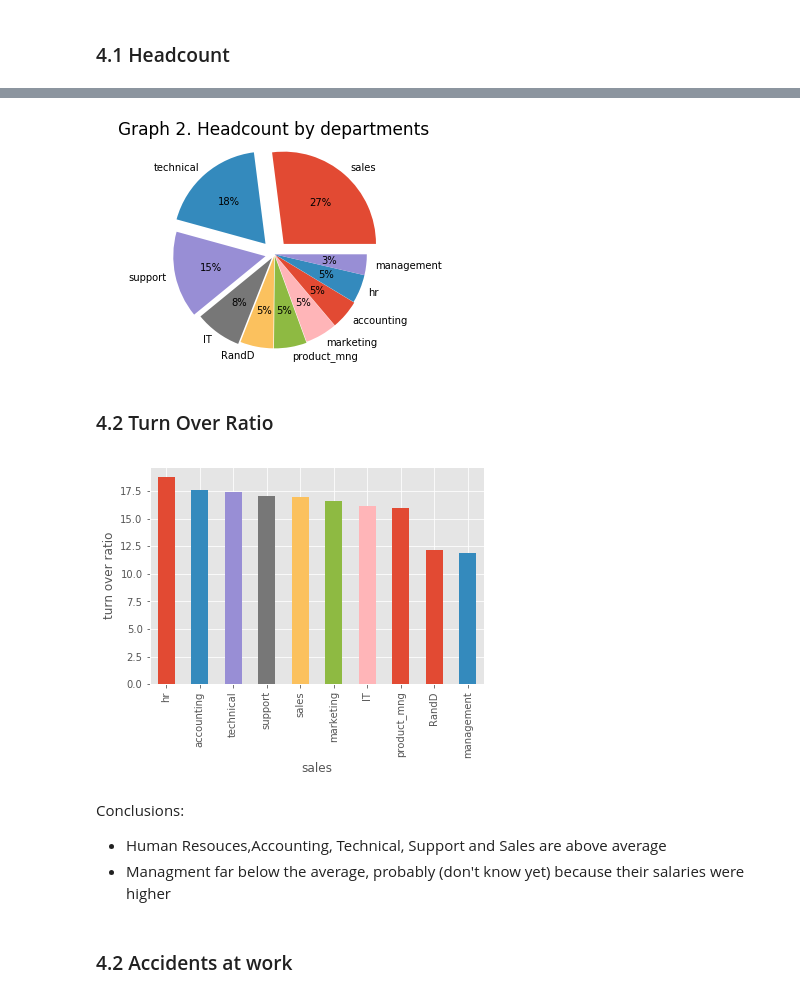
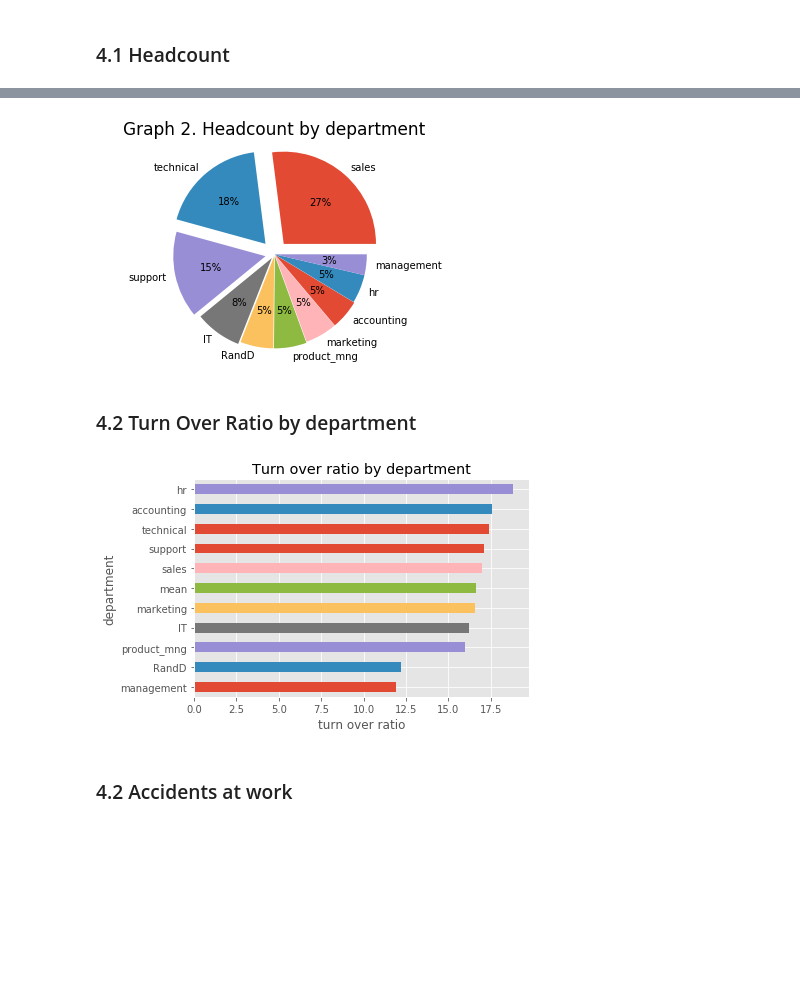
Before and after one commit to MariaGamero/TFM-ReasonsforEmployeeTurnover, a Jupyter notebook: Employee_retention.ipynb, the cells around one changed output, grey strips where cells are left out. Drawn from its saved outputs; the diff is of its cells as text; code cells hidden in the pictures; blank space fills up the shorter version.

Commit message:
some graphs included

```diff
--- a/Employee_retention.ipynb
+++ b/Employee_retention.ipynb
@@ -207,6 +213,3 @@ hr_no_dupl.to_csv('data/HR_data_cleaned.csv')
 # 5. Some quick visualitations
 # %% [markdown]
 ### 4.1 Headcount
-# %%
-total_employees_by_department= hr_no_dupl.groupby('sales')['left'].count().sort_values(ascending=False)
-total_employees_by_department
@@ -226,30 +216,34 @@ Name: left, dtype: int64
 # %%
+headcount_by_department= hr_no_dupl.groupby('sales')['left'].count().sort_values(ascending=False)
+
 #Graph
 explode=(0.15,0.15,0.1,0.05,0.02,0.02,0.01,0.01,0,0) #highlight the 4 main values
-plt.pie(total_employees_by_department,labels=total_employees_by_department.index,autopct='%1d%%',explode=explode) #use of autopct to display the percent value
-plt.title("Graph 2. Headcount by departments", fontsize = 17)
+plt.pie(headcount_by_department,labels=total_employees_by_department.index,autopct='%1d%%',explode=explode) #use of autopct to display the percent value
+plt.title("Graph 2. Headcount by department", fontsize = 17)
 plt.axis('equal')  # Equal aspect ratio ensures that pie is drawn as a circle.
 plt.show()
 # %% [output]
-[figure, old version]
+[figure, new version]
 # %% [markdown]
-### 4.2 Turn Over Ratio
+### 4.2 Turn Over Ratio by department
 # %%
 people_who_leave_by_department= people_who_leave.groupby('sales')['left'].count().sort_values(ascending=False)
 
-
 #Turnover ratio:
 TurnoverRatio_by_department= np.round((people_who_leave_by_department/total_employees_by_department)*100,decimals=1)
-TurnoverRatio_by_department.sort_values(ascending=False).plot(kind='bar')
-plt.ylabel('turn over ratio')
+
+#Let's include the turn over ratio of the company for comparisons between departments
+total_turnover_ratio = TurnoverRatio_by_department.append(pd.Series(turnover_ratio, index=['mean']))
+
+#graph
+total_turnover_ratio.sort_values().plot.barh()
+plt.plot(turnover_ratio)
+plt.xlabel('turn over ratio')
+plt.ylabel('department')
+plt.title('Turn over ratio by department')
 plt.show()
 # %% [output]
-[figure, old version]
+[figure, new version]
-# %% [markdown]
-Conclusions:
-
-* Human Resouces,Accounting, Technical, Support and Sales are above average
-* Managment far below the average, probably (don't know yet) because their salaries were higher
 # %% [markdown]
 ### 4.2 Accidents at work
 # %%
```
Also changed, not shown: parts of 21 cells of this notebook.
